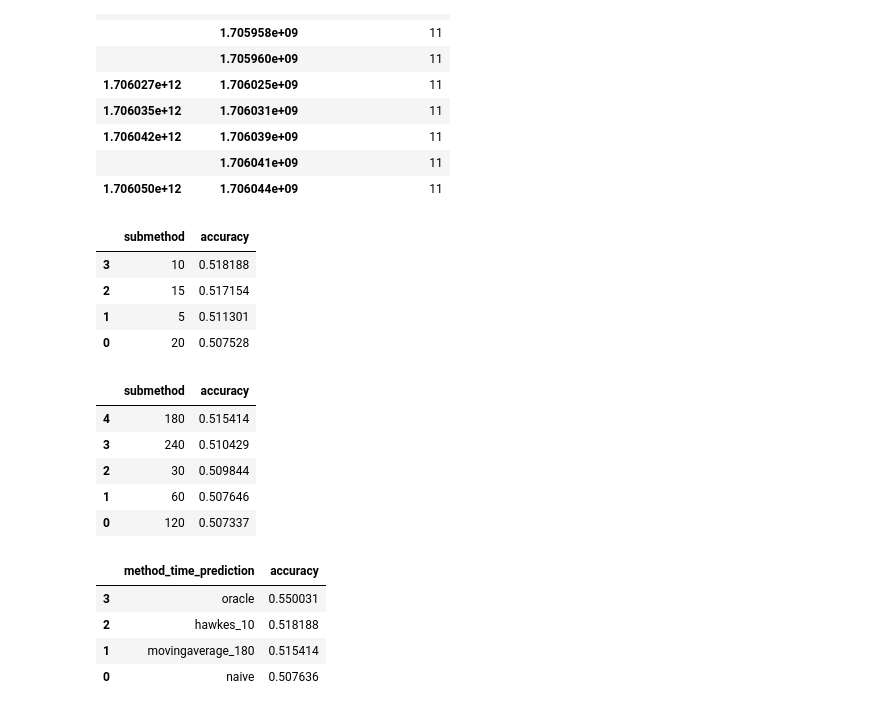
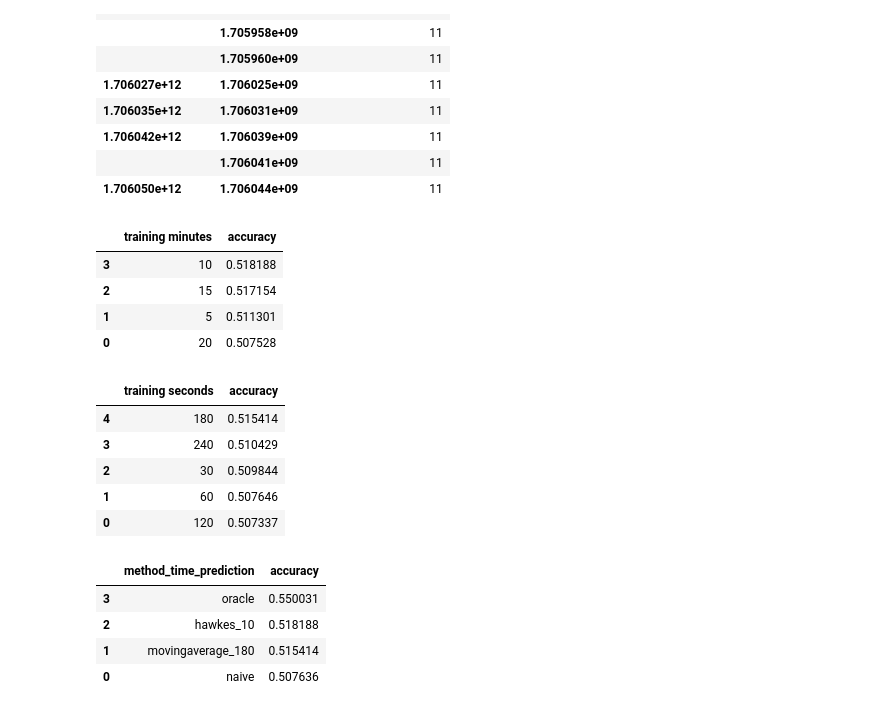
Before and after one commit to daxus4/hawkes, a Jupyter notebook: notebooks/plot_results.ipynb, the cells around one changed output. Saved outputs shown, nothing was run; the diff lists cells and outputs as text; code cells hidden in the pictures.

```diff
--- a/notebooks/plot_results.ipynb
+++ b/notebooks/plot_results.ipynb
@@ -207,17 +207,21 @@ results_df[['timestamp', 'timestamp_density', 'method_time_prediction']].groupby
 |  | 1.706041e+09 | 11 |
 | 1.706050e+12 | 1.706044e+09 | 11 |
 # %%
-get_column_mean_for_submethods(results_df, 'hawkes', 'accuracy').sort_values('accuracy', ascending=False)
+get_column_mean_for_submethods(results_df, 'hawkes', 'accuracy').sort_values('accuracy', ascending=False).rename(
+    columns={'submethod': 'training minutes'}
+)
 # %% [output]
-|  | submethod | accuracy |
+|  | training minutes | accuracy |
 | 3 | 10 | 0.518188 |
 | 2 | 15 | 0.517154 |
 | 1 | 5 | 0.511301 |
 | 0 | 20 | 0.507528 |
 # %%
-get_column_mean_for_submethods(results_df, 'movingaverage', 'accuracy').sort_values('accuracy', ascending=False)
+get_column_mean_for_submethods(results_df, 'movingaverage', 'accuracy').sort_values('accuracy', ascending=False).rename(
+    columns={'submethod': 'training seconds'}
+)
 # %% [output]
-|  | submethod | accuracy |
+|  | training seconds | accuracy |
 | 4 | 180 | 0.515414 |
 | 3 | 240 | 0.510429 |
 | 2 | 30 | 0.509844 |
```
Also changed, not shown: parts of 1 cell of this notebook, 1 other file.
